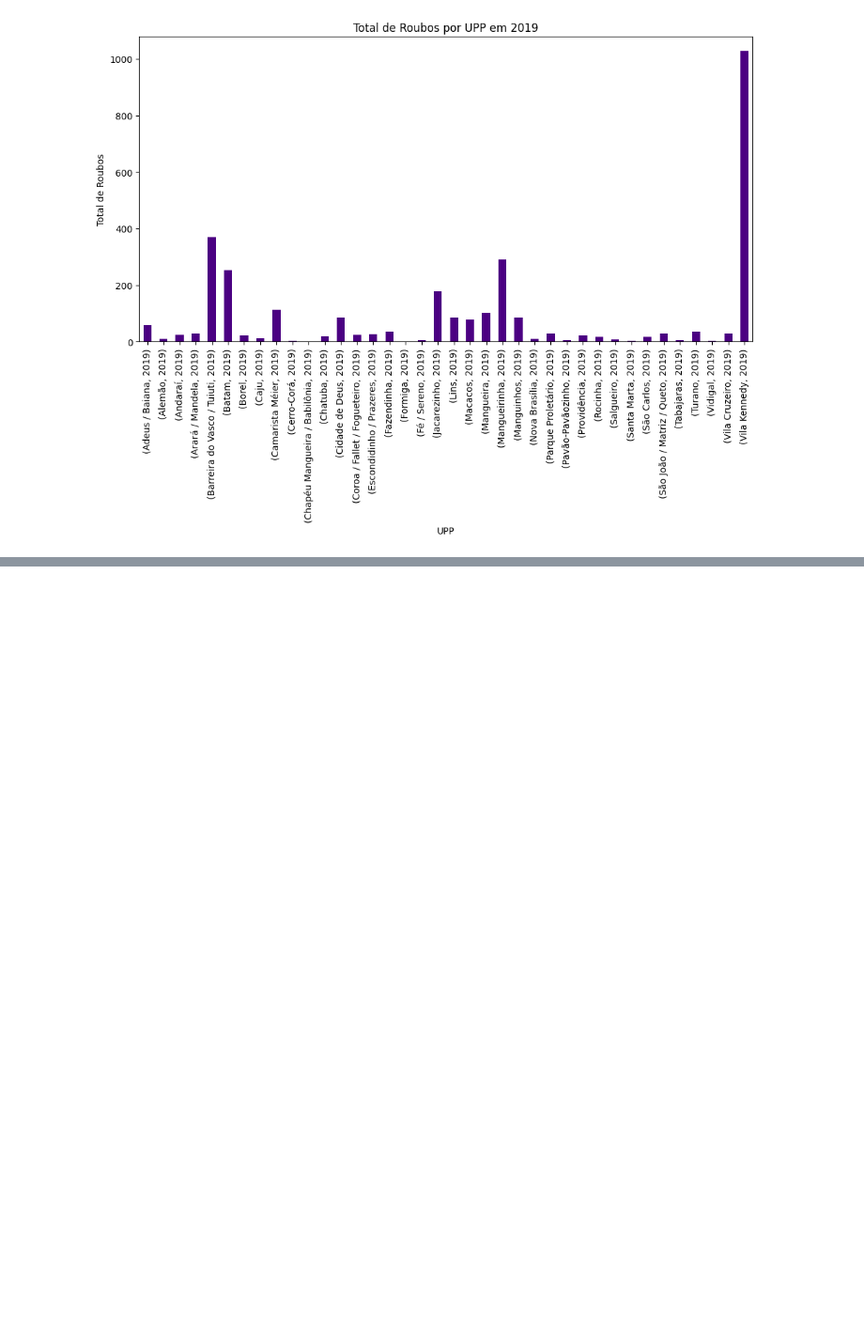
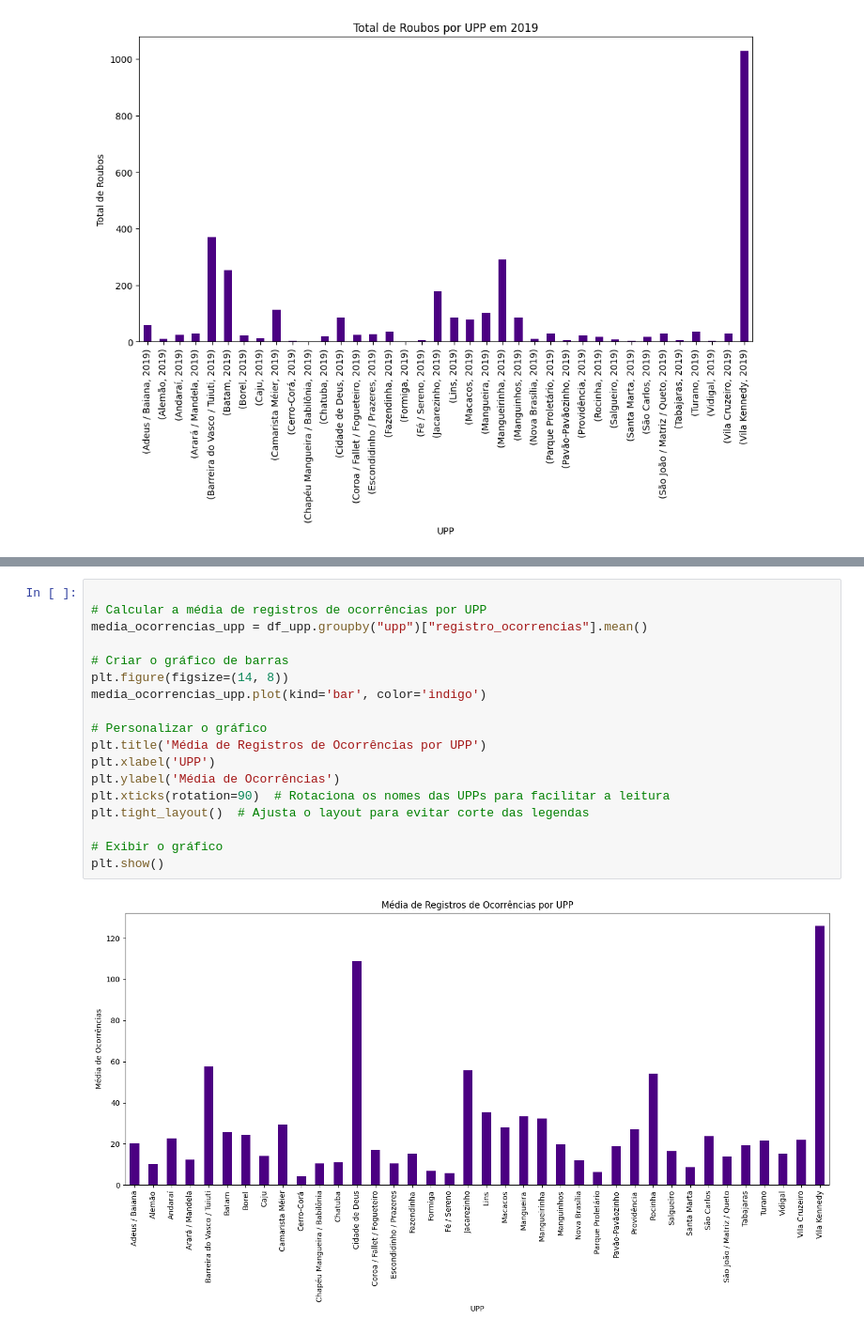
Before and after one commit to vitgomesm/TrilhaBigData, a Jupyter notebook: grupo_indigo.ipynb, the cells around one changed output, grey strips where cells are left out. Shown at 94% size. Cells and saved outputs as stored; diff of their text form; blank space fills up the shorter version.

```diff
--- a/grupo_indigo.ipynb
+++ b/grupo_indigo.ipynb
@@ -325,0 +326,20 @@ plt.show()
+# %%
+
+# Calcular a média de registros de ocorrências por UPP
+media_ocorrencias_upp = df_upp.groupby("upp")["registro_ocorrencias"].mean()
+
+# Criar o gráfico de barras
+plt.figure(figsize=(14, 8))
+media_ocorrencias_upp.plot(kind='bar', color='indigo')
+
+# Personalizar o gráfico
+plt.title('Média de Registros de Ocorrências por UPP')
+plt.xlabel('UPP')
+plt.ylabel('Média de Ocorrências')
+plt.xticks(rotation=90)  # Rotaciona os nomes das UPPs para facilitar a leitura
+plt.tight_layout()  # Ajusta o layout para evitar corte das legendas
+
+# Exibir o gráfico
+plt.show()
+# %% [output]
+[figure, added]
```
Also changed, not shown: parts of 1 cell of this notebook.
